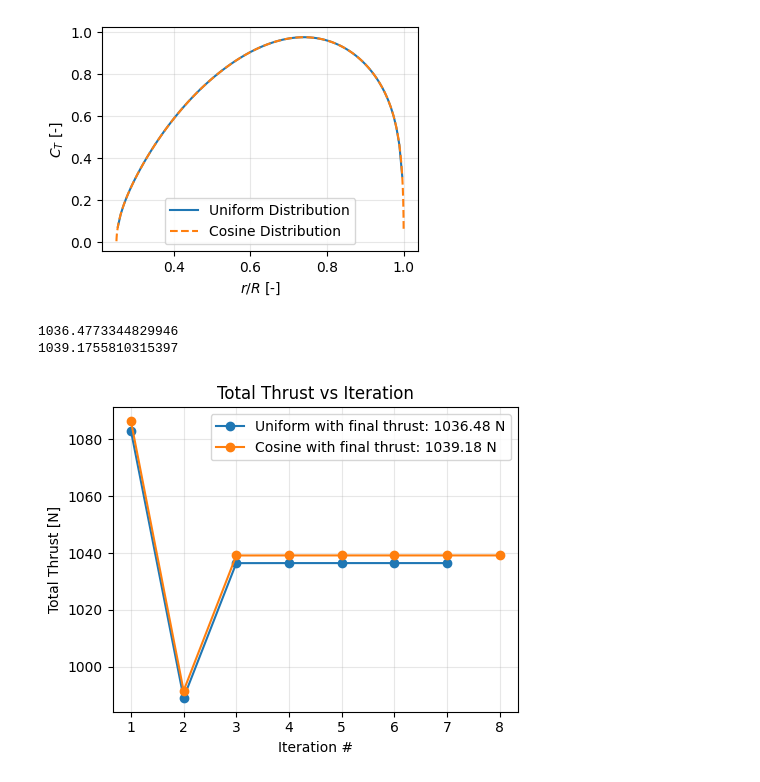
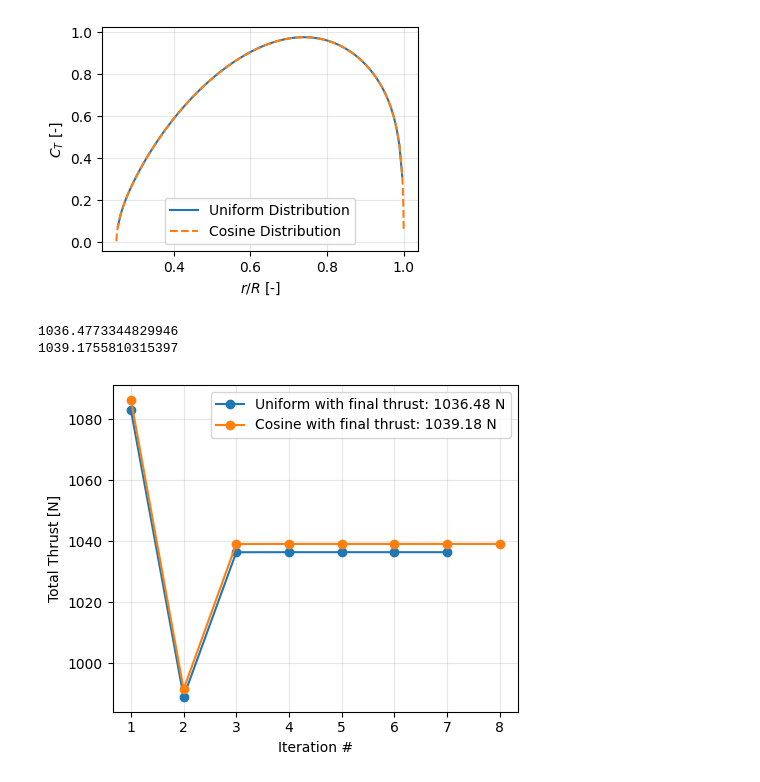
Before and after one commit to NeoStellarator/AE4135_assignments, a Jupyter notebook: 1_BEM/plotting_sandbox.ipynb, the cells around one changed output. Drawn from its saved outputs; the diff is of its cells as text; code cells hidden in the pictures.

Commit message:
Changed Some plots

```diff
--- a/1_BEM/plotting_sandbox.ipynb
+++ b/1_BEM/plotting_sandbox.ipynb
@@ -319,25 +343,25 @@ plt.show()
 # %%
 # rotor.export_hist(fpath, vname='CT')
 # df_hist = pd.read_csv(fpath)
 
 fig, ax = plt.subplots(figsize=(5,4))
 
 plotting_routines.convergence_history(
     data_df=dfs_hist[0],
     ax=ax,
     mark=False,
     dist = 'Uniform')
 plotting_routines.convergence_history(
     data_df=dfs_hist[1],
     ax=ax,
     mark=False,
     dist='Cosine')
-plt.title('Total Thrust vs Iteration')
+# plt.title('Total Thrust vs Iteration')
 plt.xlabel('Iteration #')
 plt.ylabel('Total Thrust [N]')
 plt.tight_layout()
 plt.savefig(plot_dir.joinpath('comparison_convergence_history.pdf'))
 # %% [output]
 1036.4773344829946
 1039.1755810315397
-[figure, old version]
+[figure, new version]
```
Also changed, not shown: parts of 3 cells of this notebook, 17 other files.
